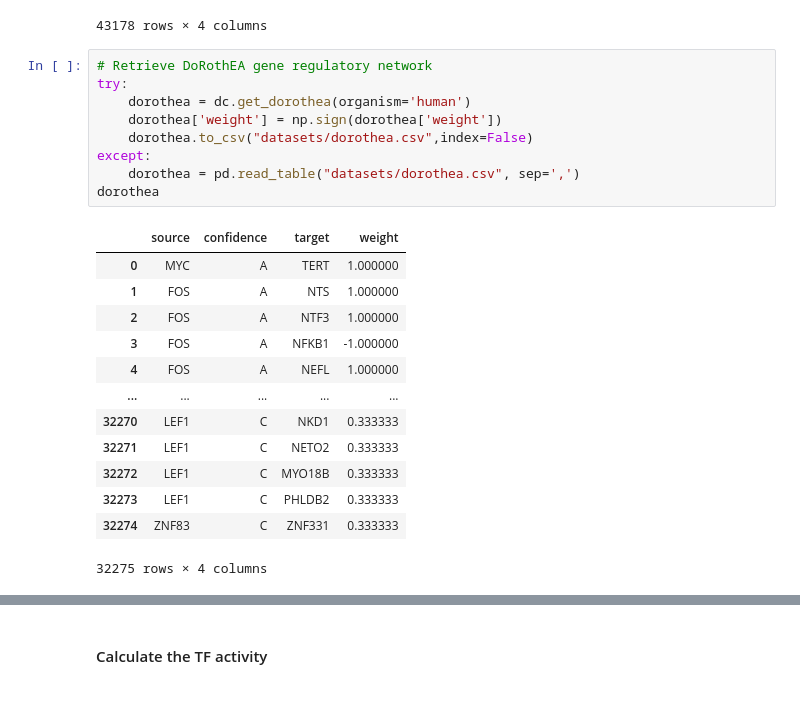
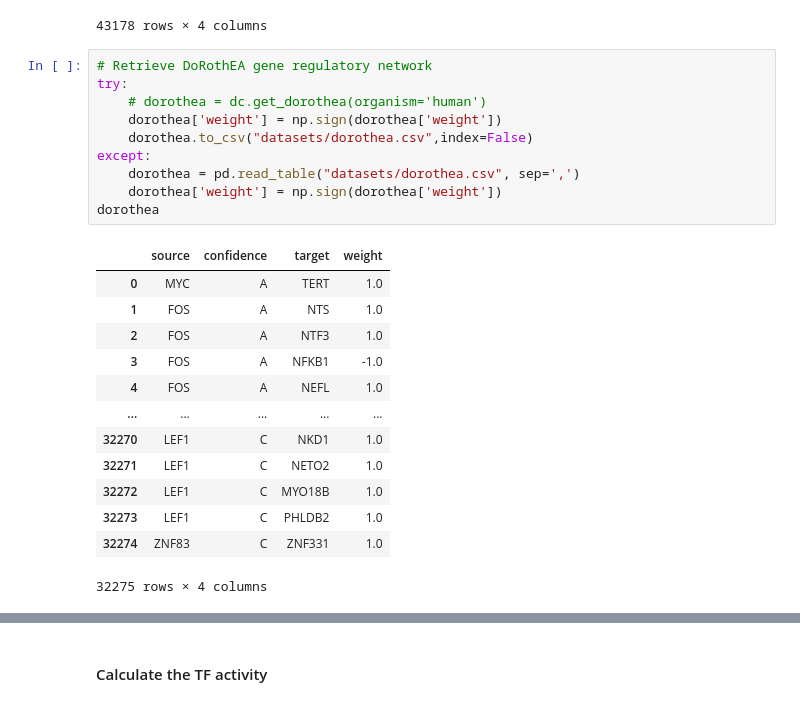
Before and after one commit to hengkp/collectri_v_dorothea, a Jupyter notebook: 08_October 20, 2023_TF classes for GSE186341.ipynb, the cells around one changed output, grey strips where cells are left out. Saved outputs shown, nothing was run; the diff lists cells and outputs as text.

```diff
--- a/08_October 20, 2023_TF classes for GSE186341.ipynb
+++ b/08_October 20, 2023_TF classes for GSE186341.ipynb
@@ -74,23 +78,24 @@ collectri
 # %%
 # Retrieve DoRothEA gene regulatory network
 try:
-    dorothea = dc.get_dorothea(organism='human')
+    # dorothea = dc.get_dorothea(organism='human')
     dorothea['weight'] = np.sign(dorothea['weight'])
     dorothea.to_csv("datasets/dorothea.csv",index=False)
 except:
     dorothea = pd.read_table("datasets/dorothea.csv", sep=',')
+    dorothea['weight'] = np.sign(dorothea['weight'])
 dorothea
 # %% [output]
 |  | source | confidence | target | weight |
-| 0 | MYC | A | TERT | 1.000000 |
-| 1 | FOS | A | NTS | 1.000000 |
-| 2 | FOS | A | NTF3 | 1.000000 |
-| 3 | FOS | A | NFKB1 | -1.000000 |
-| 4 | FOS | A | NEFL | 1.000000 |
+| 0 | MYC | A | TERT | 1.0 |
+| 1 | FOS | A | NTS | 1.0 |
+| 2 | FOS | A | NTF3 | 1.0 |
+| 3 | FOS | A | NFKB1 | -1.0 |
+| 4 | FOS | A | NEFL | 1.0 |
 | ... | ... | ... | ... | ... |
-| 32270 | LEF1 | C | NKD1 | 0.333333 |
-| 32271 | LEF1 | C | NETO2 | 0.333333 |
-| 32272 | LEF1 | C | MYO18B | 0.333333 |
-| 32273 | LEF1 | C | PHLDB2 | 0.333333 |
-| 32274 | ZNF83 | C | ZNF331 | 0.333333 |
+| 32270 | LEF1 | C | NKD1 | 1.0 |
+| 32271 | LEF1 | C | NETO2 | 1.0 |
+| 32272 | LEF1 | C | MYO18B | 1.0 |
+| 32273 | LEF1 | C | PHLDB2 | 1.0 |
+| 32274 | ZNF83 | C | ZNF331 | 1.0 |
 32275 rows × 4 columns
```
Also changed, not shown: parts of 143 cells of this notebook, 9 other files.
